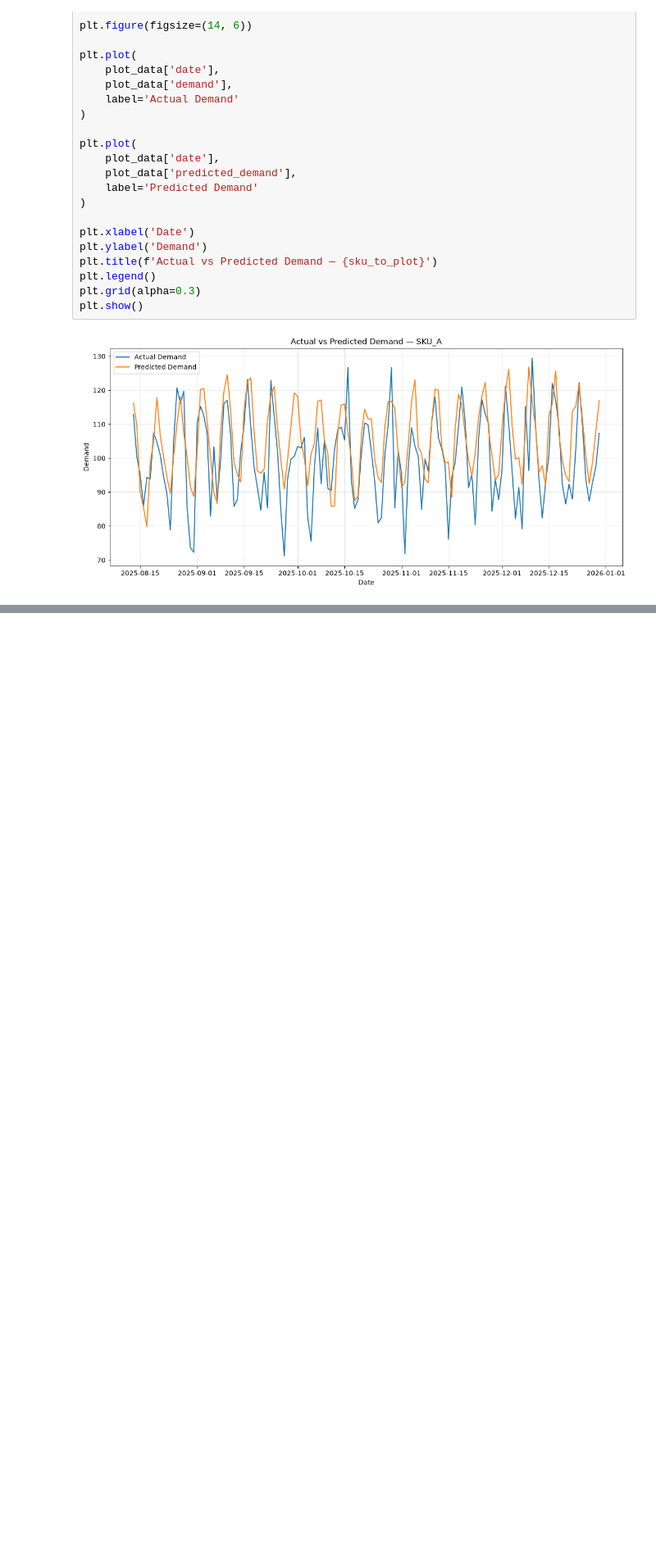
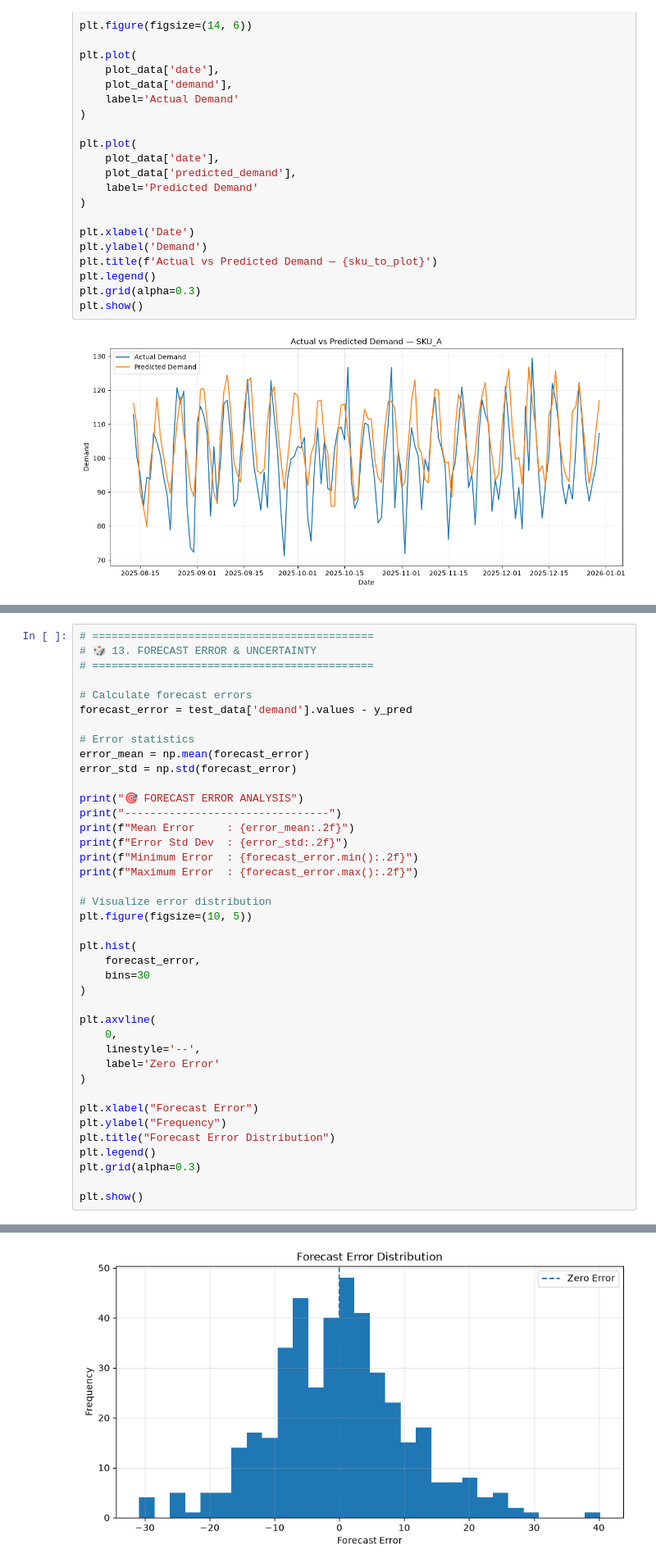
Before and after one commit to abhisarthak/inventory-optimization-ml, a Jupyter notebook: inventory_optimization.ipynb, the cells around one changed output, grey strips where cells are left out. Shown at 82% size. Cells and saved outputs as stored; diff of their text form; blank space fills up the shorter version.

Commit message:
FORECAST ERROR ANALYSIS

```diff
--- a/inventory_optimization.ipynb
+++ b/inventory_optimization.ipynb
@@ -469,0 +548,41 @@ plt.show()
+# %%
+# ============================================
+# 🎲 13. FORECAST ERROR & UNCERTAINTY
+# ============================================
+
+# Calculate forecast errors
+forecast_error = test_data['demand'].values - y_pred
+
+# Error statistics
+error_mean = np.mean(forecast_error)
+error_std = np.std(forecast_error)
+
+print("🎯 FORECAST ERROR ANALYSIS")
+print("--------------------------------")
+print(f"Mean Error     : {error_mean:.2f}")
+print(f"Error Std Dev  : {error_std:.2f}")
+print(f"Minimum Error  : {forecast_error.min():.2f}")
+print(f"Maximum Error  : {forecast_error.max():.2f}")
+
+# Visualize error distribution
+plt.figure(figsize=(10, 5))
+
+plt.hist(
+    forecast_error,
+    bins=30
+)
+
+plt.axvline(
+    0,
+    linestyle='--',
+    label='Zero Error'
+)
+
+plt.xlabel("Forecast Error")
+plt.ylabel("Frequency")
+plt.title("Forecast Error Distribution")
+plt.legend()
+plt.grid(alpha=0.3)
+
+plt.show()
+# %% [output]
@@ -469,0 +595 @@ plt.show()
+[figure, added]
```
Also changed, not shown: parts of 2 cells of this notebook.
